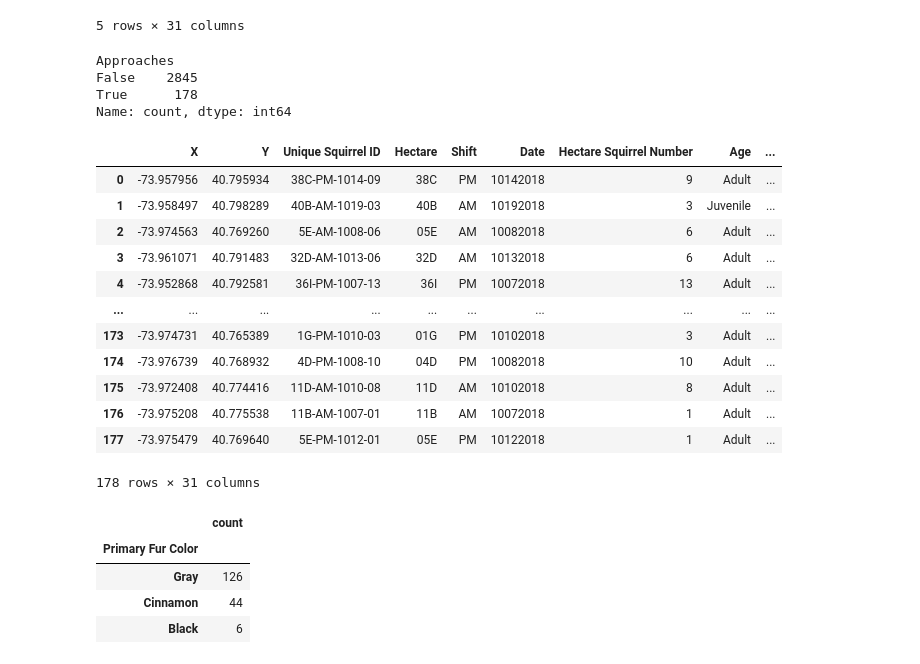
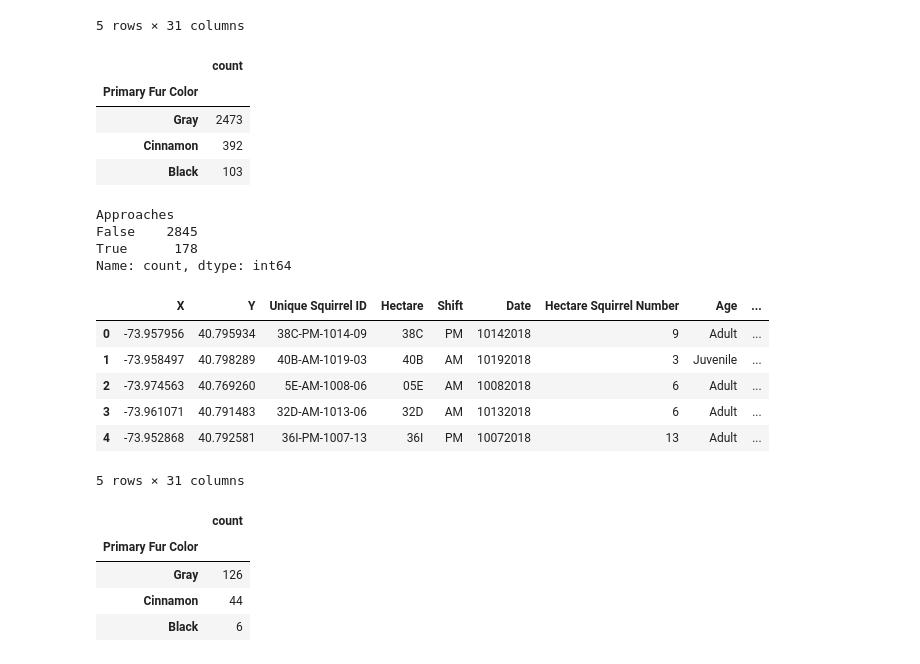
Before and after one commit to brown016340/Project-1, a Jupyter notebook: SquirrelBehaviorGraphs.ipynb, the cells around one changed output. Cells and saved outputs as stored; diff of their text form; code cells hidden in the pictures.

```diff
--- a/SquirrelBehaviorGraphs.ipynb
+++ b/SquirrelBehaviorGraphs.ipynb
@@ -31,6 +29,16 @@ squirrel_df.head()
 | 3 | -73.959641 | 40.790313 | 32E-PM-1017-14 | 32E | PM | 10172018 | 14 | Adult | ... |
 | 4 | -73.970268 | 40.776213 | 13E-AM-1017-05 | 13E | AM | 10172018 | 5 | Adult | ... |
 5 rows × 31 columns
+# %%
+# Total Population of observations of squirrels in dataset
+population_df = pd.DataFrame(squirrel_df["Primary Fur Color"].value_counts())
+population_df
+# %% [output]
+|  | count |
+| Primary Fur Color |  |
+| Gray | 2473 |
+| Cinnamon | 392 |
+| Black | 103 |
 # %%
 # Lets get a total for the number of times a given behavior is exhibited and not exhibited
 squirrel_df["Approaches"].value_counts()
@@ -42,26 +50,20 @@ Name: count, dtype: int64
 # %%
 # Narrow down DF to rows where a given behavior is True
 # In this case, lets narrow it to where Approaches is True
 approaches = squirrel_df[squirrel_df["Approaches"] == True]
 
 # Reset Index
 approaches = approaches.reset_index(drop=True)
 
-approaches
+approaches.head()
 # %% [output]
 |  | X | Y | Unique Squirrel ID | Hectare | Shift | Date | Hectare Squirrel Number | Age | ... |
 | 0 | -73.957956 | 40.795934 | 38C-PM-1014-09 | 38C | PM | 10142018 | 9 | Adult | ... |
 | 1 | -73.958497 | 40.798289 | 40B-AM-1019-03 | 40B | AM | 10192018 | 3 | Juvenile | ... |
 | 2 | -73.974563 | 40.769260 | 5E-AM-1008-06 | 05E | AM | 10082018 | 6 | Adult | ... |
 | 3 | -73.961071 | 40.791483 | 32D-AM-1013-06 | 32D | AM | 10132018 | 6 | Adult | ... |
 | 4 | -73.952868 | 40.792581 | 36I-PM-1007-13 | 36I | PM | 10072018 | 13 | Adult | ... |
-| ... | ... | ... | ... | ... | ... | ... | ... | ... | ... |
-| 173 | -73.974731 | 40.765389 | 1G-PM-1010-03 | 01G | PM | 10102018 | 3 | Adult | ... |
-| 174 | -73.976739 | 40.768932 | 4D-PM-1008-10 | 04D | PM | 10082018 | 10 | Adult | ... |
-| 175 | -73.972408 | 40.774416 | 11D-AM-1010-08 | 11D | AM | 10102018 | 8 | Adult | ... |
-| 176 | -73.975208 | 40.775538 | 11B-AM-1007-01 | 11B | AM | 10072018 | 1 | Adult | ... |
-| 177 | -73.975479 | 40.769640 | 5E-PM-1012-01 | 05E | PM | 10122018 | 1 | Adult | ... |
-178 rows × 31 columns
+5 rows × 31 columns
 # %%
 # What is the breakdown of the number of squirrels with each fur color that approached?
 approaches_df = pd.DataFrame(approaches["Primary Fur Color"].value_counts())
```
Also changed, not shown: parts of 5 cells of this notebook, 1 other file.
